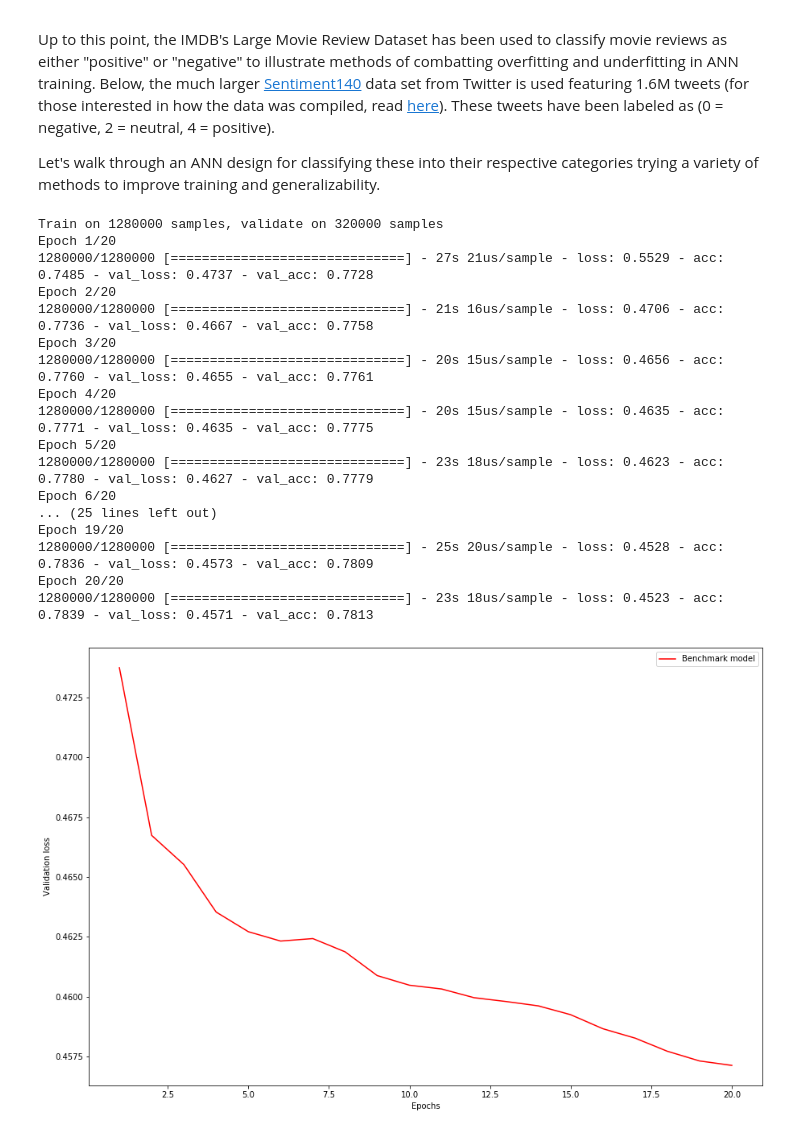
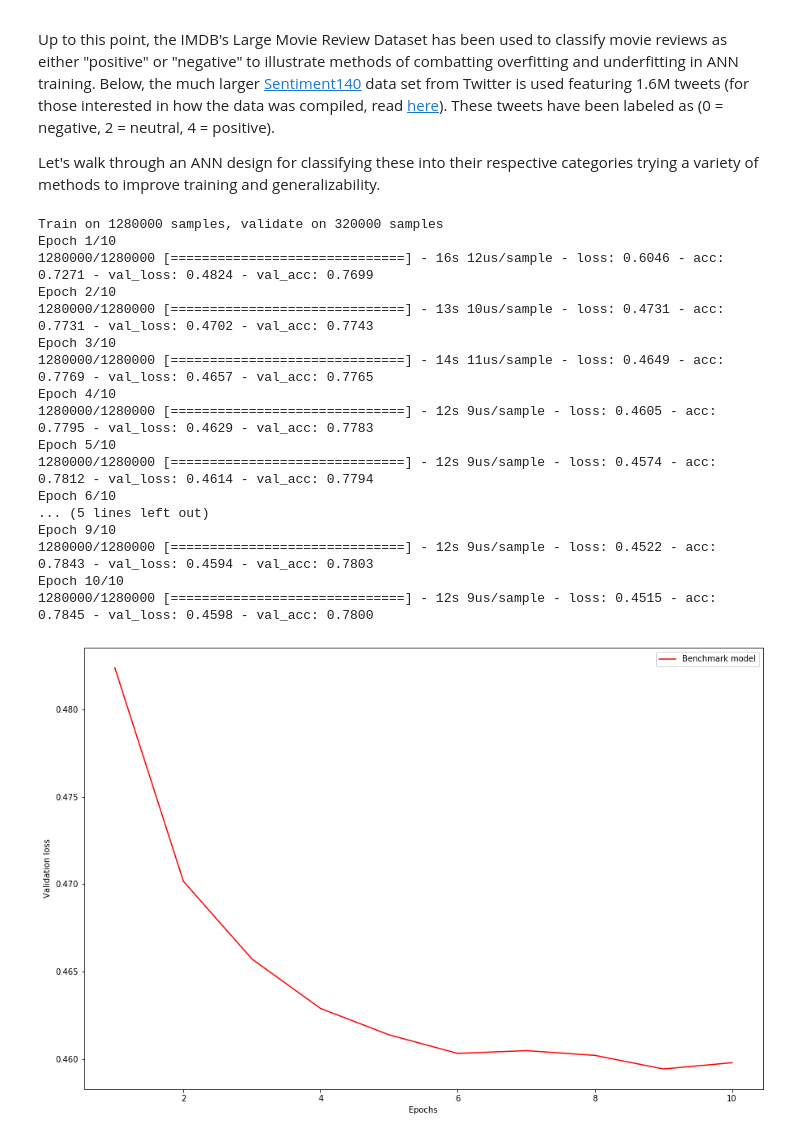
Before and after one commit to jsukup/deep-learning-with-python-notebooks, a Jupyter notebook: DL Fundamentals Labs/Overfitting and Underfitting in ANNs.ipynb, the cells around one changed output. Cells and saved outputs as stored; diff of their text form; code cells hidden in the pictures.

```diff
--- a/DL Fundamentals Labs/Overfitting and Underfitting in ANNs.ipynb
+++ b/DL Fundamentals Labs/Overfitting and Underfitting in ANNs.ipynb
@@ -379,42 +378,42 @@ twitter.compile(loss='categorical_crossentropy',
 
 twitter_hist = twitter.fit(x_train,
                            y_train,
-                           epochs=20,
+                           epochs=10,
                            validation_split=0.2,
                            batch_size=1500,
                            verbose=1)
 # %% [output]
 Train on 1280000 samples, validate on 320000 samples
-Epoch 1/20
-1280000/1280000 [==============================] - 27s 21us/sample - loss: 0.5529 - acc: 0.7485 - val_loss: 0.4737 - val_acc: 0.7728
-Epoch 2/20
-1280000/1280000 [==============================] - 21s 16us/sample - loss: 0.4706 - acc: 0.7736 - val_loss: 0.4667 - val_acc: 0.7758
-Epoch 3/20
-1280000/1280000 [==============================] - 20s 15us/sample - loss: 0.4656 - acc: 0.7760 - val_loss: 0.4655 - val_acc: 0.7761
-Epoch 4/20
-1280000/1280000 [==============================] - 20s 15us/sample - loss: 0.4635 - acc: 0.7771 - val_loss: 0.4635 - val_acc: 0.7775
-Epoch 5/20
-1280000/1280000 [==============================] - 23s 18us/sample - loss: 0.4623 - acc: 0.7780 - val_loss: 0.4627 - val_acc: 0.7779
-Epoch 6/20
-... (25 lines left out)
-Epoch 19/20
-1280000/1280000 [==============================] - 25s 20us/sample - loss: 0.4528 - acc: 0.7836 - val_loss: 0.4573 - val_acc: 0.7809
-Epoch 20/20
-1280000/1280000 [==============================] - 23s 18us/sample - loss: 0.4523 - acc: 0.7839 - val_loss: 0.4571 - val_acc: 0.7813
+Epoch 1/10
+1280000/1280000 [==============================] - 16s 12us/sample - loss: 0.6046 - acc: 0.7271 - val_loss: 0.4824 - val_acc: 0.7699
+Epoch 2/10
+1280000/1280000 [==============================] - 13s 10us/sample - loss: 0.4731 - acc: 0.7731 - val_loss: 0.4702 - val_acc: 0.7743
+Epoch 3/10
+1280000/1280000 [==============================] - 14s 11us/sample - loss: 0.4649 - acc: 0.7769 - val_loss: 0.4657 - val_acc: 0.7765
+Epoch 4/10
+1280000/1280000 [==============================] - 12s 9us/sample - loss: 0.4605 - acc: 0.7795 - val_loss: 0.4629 - val_acc: 0.7783
+Epoch 5/10
+1280000/1280000 [==============================] - 12s 9us/sample - loss: 0.4574 - acc: 0.7812 - val_loss: 0.4614 - val_acc: 0.7794
+Epoch 6/10
+... (5 lines left out)
+Epoch 9/10
+1280000/1280000 [==============================] - 12s 9us/sample - loss: 0.4522 - acc: 0.7843 - val_loss: 0.4594 - val_acc: 0.7803
+Epoch 10/10
+1280000/1280000 [==============================] - 12s 9us/sample - loss: 0.4515 - acc: 0.7845 - val_loss: 0.4598 - val_acc: 0.7800
 # %%
 # Extract training set loss from ANN
 twitter_val_loss = twitter_hist.history['val_loss']
 
 # Plot the validation loss for each ANN
 plt.figure(figsize=(15,10))
-plt.plot(range(1,21), twitter_val_loss, 'r-', label='Benchmark model')
+plt.plot(range(1,11), twitter_val_loss, 'r-', label='Benchmark model')
 plt.xlabel('Epochs')
 plt.ylabel('Validation loss')
 plt.legend()
 
 plt.show()
 # %% [output]
-[figure, old version]
+[figure, new version]
 # %%
 # Create ANN with more neurons
 more_neurons = Sequential()
```
Also changed, not shown: parts of 6 cells of this notebook.
